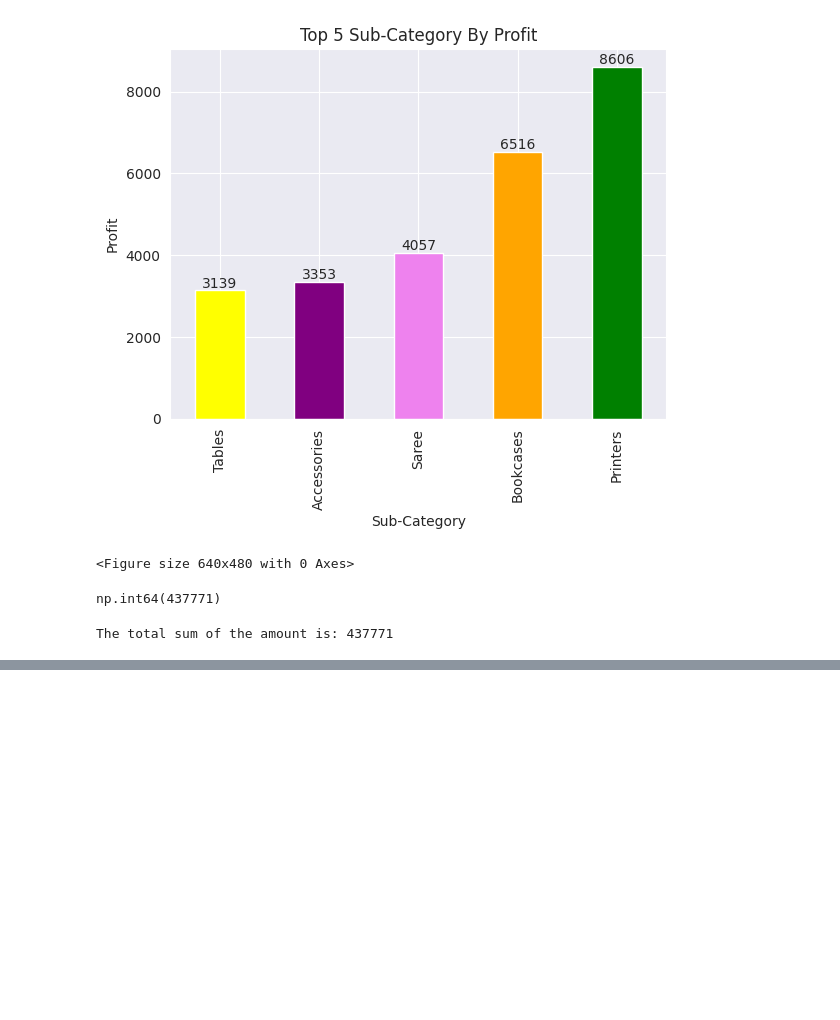
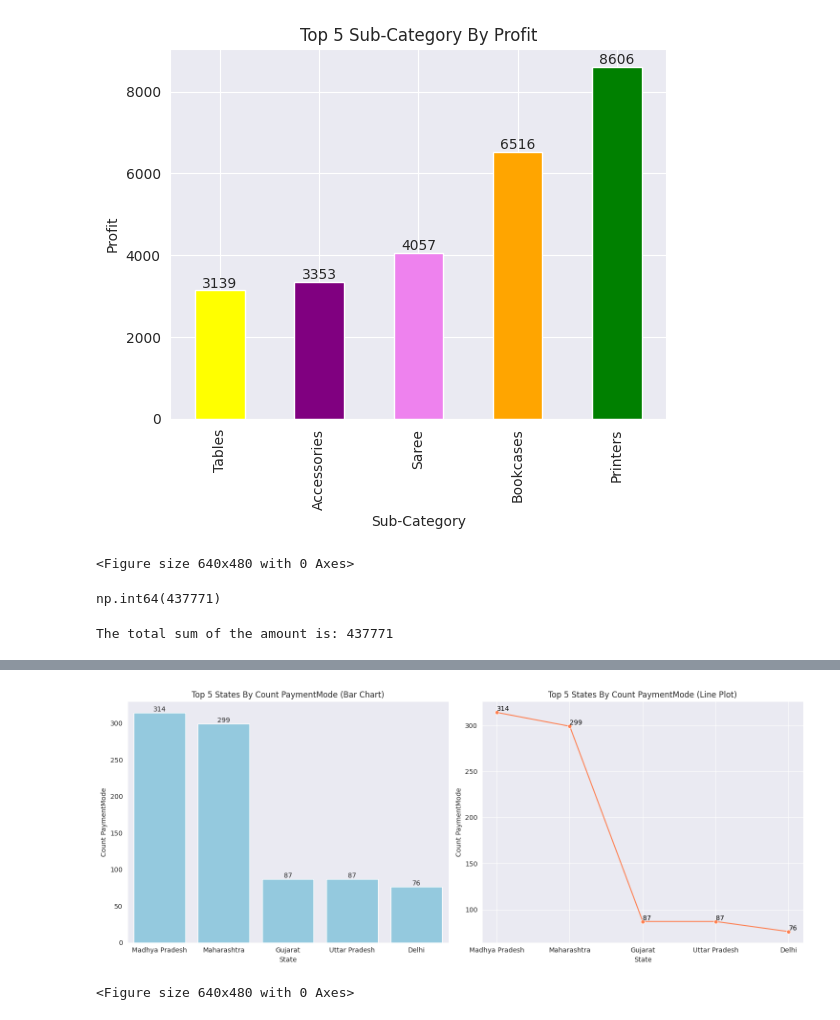
Before and after one commit to alex748970/Rajaram-Raidas-, a Jupyter notebook: Sales_Data_Analysis_Project.ipynb, the cells around one changed output, grey strips where cells are left out. Saved outputs shown, nothing was run; the diff lists cells and outputs as text; code cells hidden in the pictures; blank space fills up the shorter version.

```diff
--- a/Sales_Data_Analysis_Project.ipynb
+++ b/Sales_Data_Analysis_Project.ipynb
@@ -602,0 +672,36 @@ The total sum of the amount is: 437771
+# %%
+sns.set_style('darkgrid')
+
+# Get the data for top 5 states by PaymentMode count
+top_5_states_data = pd.merge(Detail, Order).groupby('State')['PaymentMode'].count().nlargest(5).sort_values(ascending=False)
+top_5_states_df = top_5_states_data.reset_index()
+
+plt.figure(figsize=(15, 6))
+
+# Subplot 1: Bar Chart
+plt.subplot(1, 2, 1) # 1 row, 2 columns, first plot
+ax_bar = sns.barplot(x='State', y='PaymentMode', data=top_5_states_df, color='skyblue') # Changed palette to color
+for bar in ax_bar.containers:
+  ax_bar.bar_label(bar)
+plt.xlabel('State')
+plt.ylabel('Count PaymentMode')
+plt.title('Top 5 States By Count PaymentMode (Bar Chart)')
+plt.grid(False)
+
+plt.subplot(1, 2, 2)
+ax_line = sns.lineplot(x='State', y='PaymentMode', data=top_5_states_df, marker='o', color='coral')
+
+for x, y in zip(top_5_states_df['State'], top_5_states_df['PaymentMode']):
+    ax_line.text(x, y, y, color='black', ha='left', va='bottom')
+
+plt.xlabel('State')
+plt.ylabel('Count PaymentMode')
+plt.title('Top 5 States By Count PaymentMode (Line Plot)')
+plt.grid(True)
+
+plt.tight_layout()
+plt.show()
+plt.savefig('Top 5 States By Count PaymentMode_plots')
+# %% [output]
+[figure, added]
+<Figure size 640x480 with 0 Axes>
```
Also changed, not shown: parts of 8 cells of this notebook.
